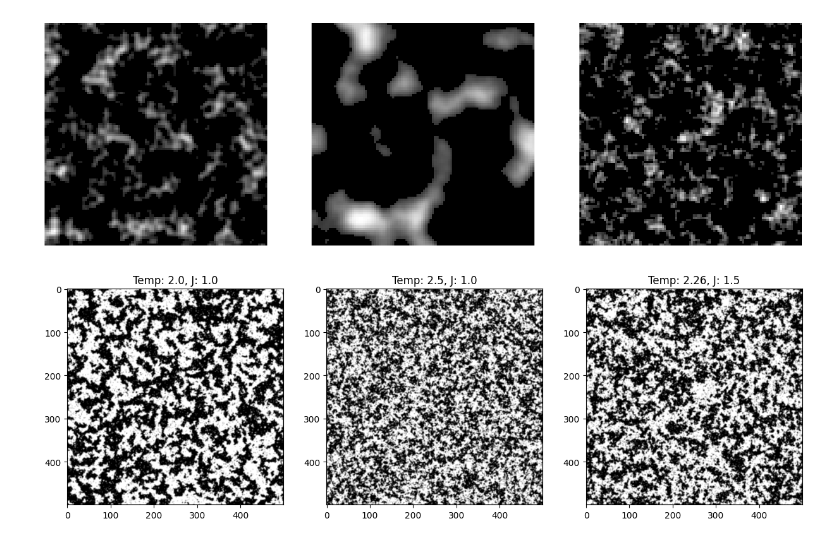
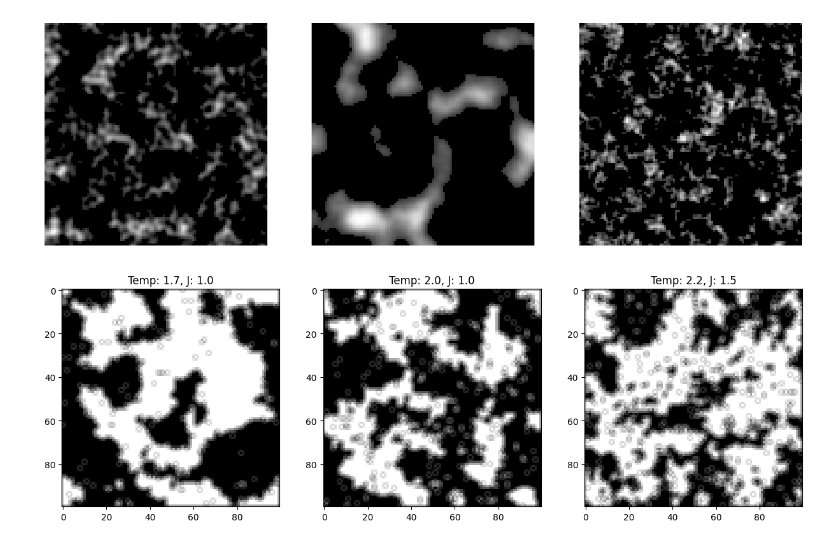
Before and after one commit to aidanbx/coralai, a Jupyter notebook: examples/obstacles.ipynb, the cells around one changed output. Saved outputs shown, nothing was run; the diff lists cells and outputs as text; code cells hidden in the pictures.

```diff
--- a/examples/obstacles.ipynb
+++ b/examples/obstacles.ipynb
@@ -121,33 +121,33 @@ def generate_obstacles(width, height, noise_params=None):
     for _ in range(10):
         for x in range(width):
             for y in range(height):
                 deltaE = 2 * lattice[x, y] * (lattice[(x+1) % width, y] + lattice[x-1, y] + lattice[x, (y+1) % height] + lattice[x, y-1])
                 if deltaE < 0 or torch.rand(1) < torch.exp(-deltaE / noise_params['temp']):
                     lattice[x, y] *= -1
 
     # Normalize to [0, 1]
     lattice = (lattice + 1) / 2
 
     # Apply filter for boundaries
     filter_kernel = torch.tensor([[0.5, 1, 0.5], [1, 0, 1], [0.5, 1, 0.5]])
     lattice = torch.nn.functional.conv2d(lattice.unsqueeze(0).unsqueeze(0), filter_kernel.unsqueeze(0).unsqueeze(0), padding=1).squeeze()
 
     return lattice.numpy()
 
 # Test Cases
 param_sets = [
+    {'temp': 1.7, 'j': 1.0},
     {'temp': 2.0, 'j': 1.0},
-    {'temp': 2.5, 'j': 1.0},
-    {'temp': 2.26, 'j': 1.5},
+    {'temp': 2.2, 'j': 1.5},
 ]
 
 fig, axes = plt.subplots(1, len(param_sets), figsize=(15, 5))
 
 for ax, params in zip(axes, param_sets):
     obstacles = generate_obstacles(100, 100, noise_params=params)
     ax.imshow(obstacles, cmap="gray")
     ax.set_title(f"Temp: {params['temp']}, J: {params['j']}")
 
 plt.show()
 # %% [output]
-[figure, old version]
+[figure, new version]
```
Also changed, not shown: 19 other files.
